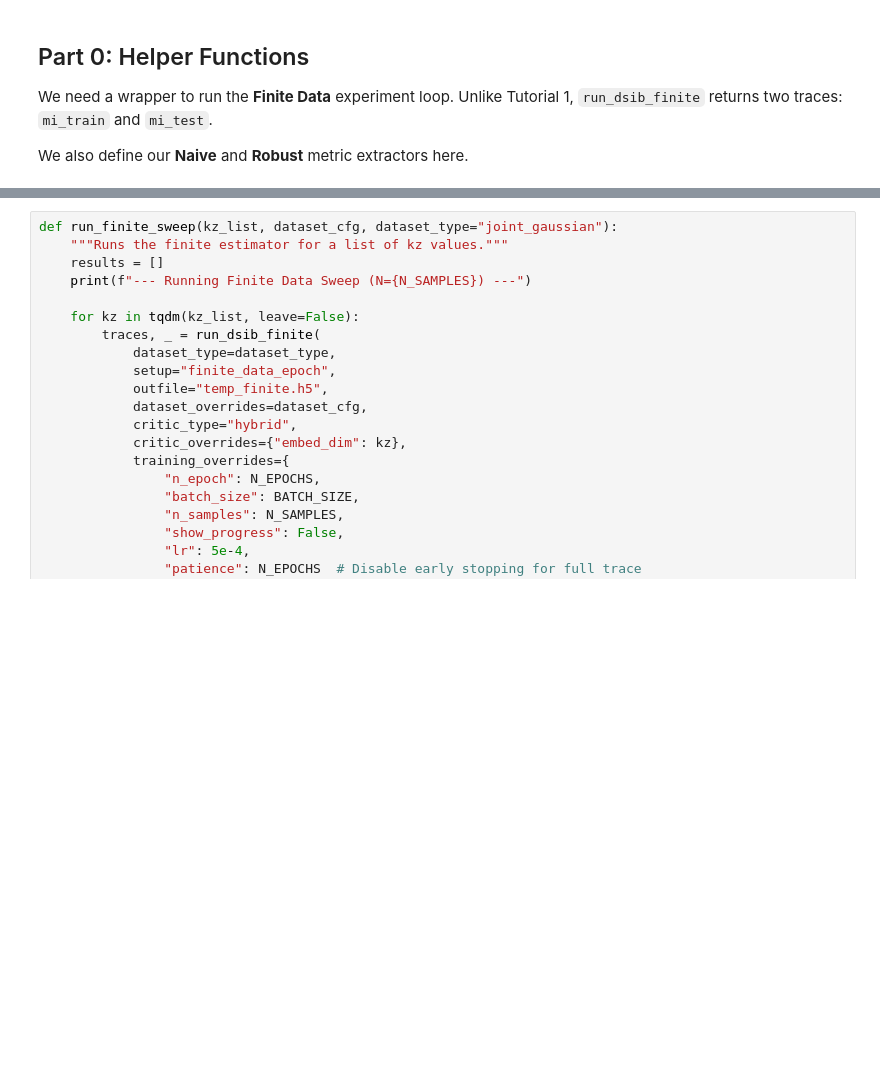
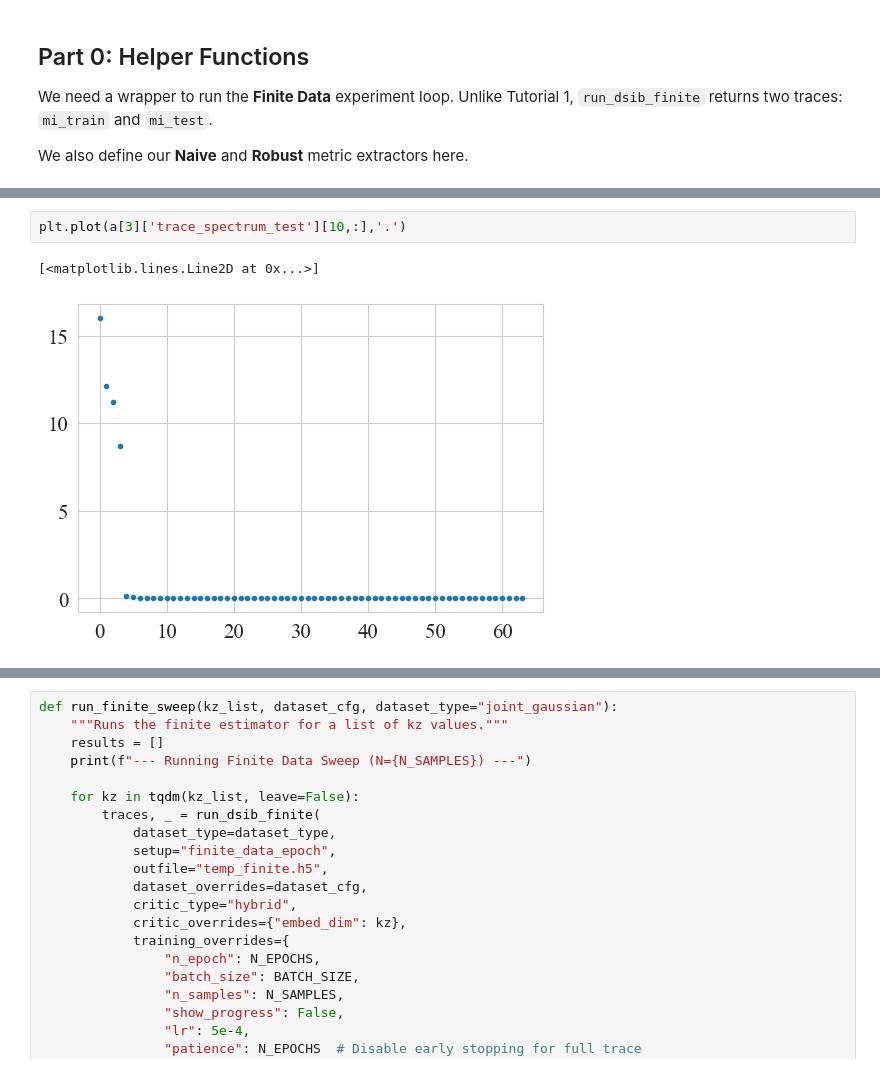
Before and after one commit to paarthgulati/dim_est, a Jupyter notebook: tutorials/02_Finite_Data_and_Generalization_Linear1.ipynb, the cells around one changed output, grey strips where cells are left out. Cells and saved outputs as stored; diff of their text form; blank space fills up the shorter version.

```diff
--- a/tutorials/02_Finite_Data_and_Generalization_Linear1.ipynb
+++ b/tutorials/02_Finite_Data_and_Generalization_Linear1.ipynb
@@ -50,0 +141,5 @@ We also define our **Naive** and **Robust** metric extractors here.
+# %%
+plt.plot(a[3]['trace_spectrum_test'][10,:],'.')
+# %% [output]
+[<matplotlib.lines.Line2D at 0x...>]
+[figure, added]
```
Also changed, not shown: parts of 17 cells of this notebook, 12 other files.
